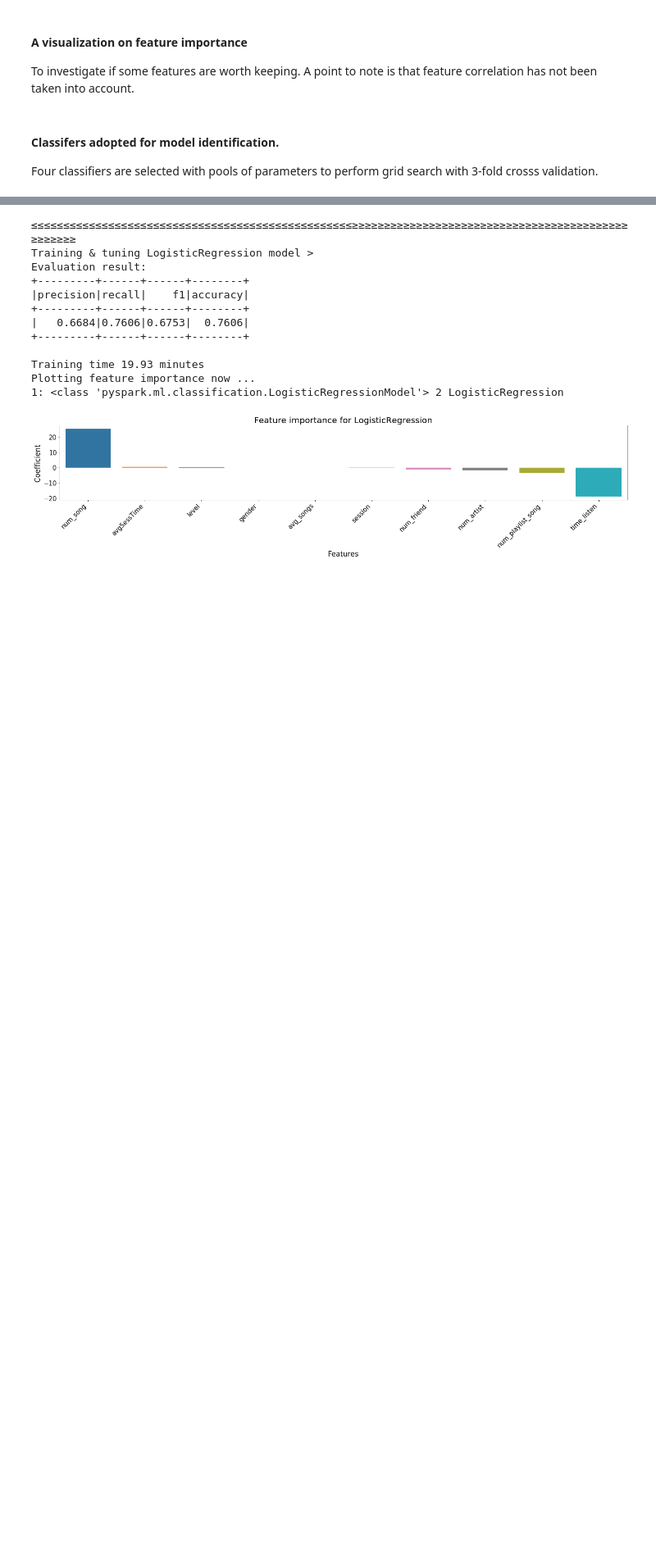
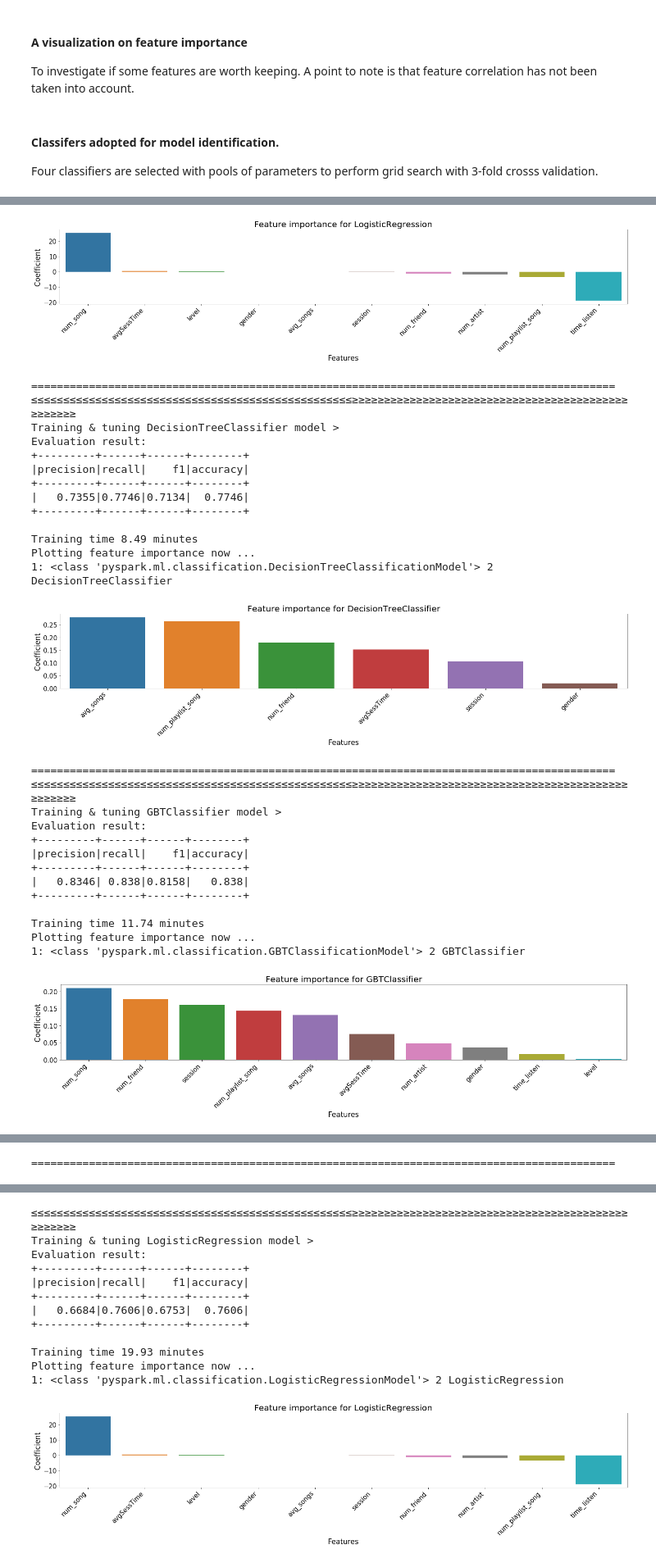
Before and after one commit to jiewwantan/Churn_prediction_Sparkify, a Jupyter notebook: Sparkify_local.ipynb, the cells around one changed output, grey strips where cells are left out. Shown at 82% size. Saved outputs shown, nothing was run; the diff lists cells and outputs as text; code cells hidden in the pictures; blank space fills up the shorter version.

```diff
--- a/Sparkify_local.ipynb
+++ b/Sparkify_local.ipynb
@@ -1072,6 +1172,13 @@ estimator_name = ['LogisticRegression', 'DecisionTreeClassifier', 'GBTClassifier
 estimator_model = [LogisticRegressionModel, DecisionTreeClassificationModel, GBTClassificationModel, RandomForestClassificationModel]
 estimators = [lr, dt, gbt, rf]
 paramGrids = [paramGrid_lr, paramGrid_dt, paramGrid_gbt, paramGrid_rf]
+# %%
+paramGrid_lr_n = ParamGridBuilder().build()
+paramGrid_dt_n = ParamGridBuilder().build()
+paramGrid_gbt_n = ParamGridBuilder().build()
+paramGrid_rf_n = ParamGridBuilder().build()
+
+paramGrids_n = [paramGrid_lr_n, paramGrid_dt_n, paramGrid_gbt_n, paramGrid_rf_n]
 # %%
 def train_model(train, estimator, paramGrid, folds=3):
     """
@@ -1086,0 +1228,20 @@ def train_model(train, estimator, paramGrid, folds=3):
+# %%
+##### Modelling classifiers
+for i, est in enumerate(estimators):
+    print("{}{}".format("≤"*50,"≥"*50))
+    start = time()
+    print("Training & tuning {} model >".format(estimator_name[i]))
+    model_n = train_model(train, est, paramGrids_n[i])
+    end = time()
+    summary_n = eval_model(model_n, test)
+    print("Evaluation result:")
+    summary_n.show()
+    end = time()
+    print('Training time {} minutes'.format(round((end - start)/60,2)))
+    print('Plotting feature importance now ...')
+    model_n.bestModel.write().overwrite().save(estimator_name[i])
+    print("1:", estimator_model[i], "2", estimator_name[i])
+    best_model_n = estimator_model[i].load(estimator_name[i])
+    plot_feature_importance(best_model_n, dataset.columns[:-1], estimator_name[i])
+    print("{}".format("="*91))
+# %% [output]
@@ -1086,0 +1260,29 @@ def train_model(train, estimator, paramGrid, folds=3):
+[figure, added]
+===========================================================================================
+≤≤≤≤≤≤≤≤≤≤≤≤≤≤≤≤≤≤≤≤≤≤≤≤≤≤≤≤≤≤≤≤≤≤≤≤≤≤≤≤≤≤≤≤≤≤≤≤≤≤≥≥≥≥≥≥≥≥≥≥≥≥≥≥≥≥≥≥≥≥≥≥≥≥≥≥≥≥≥≥≥≥≥≥≥≥≥≥≥≥≥≥≥≥≥≥≥≥≥≥
+Training & tuning DecisionTreeClassifier model >
+Evaluation result:
++---------+------+------+--------+
+|precision|recall|    f1|accuracy|
++---------+------+------+--------+
+|   0.7355|0.7746|0.7134|  0.7746|
++---------+------+------+--------+
+
+Training time 8.49 minutes
+Plotting feature importance now ...
+1: <class 'pyspark.ml.classification.DecisionTreeClassificationModel'> 2 DecisionTreeClassifier
+[figure, added]
+===========================================================================================
+≤≤≤≤≤≤≤≤≤≤≤≤≤≤≤≤≤≤≤≤≤≤≤≤≤≤≤≤≤≤≤≤≤≤≤≤≤≤≤≤≤≤≤≤≤≤≤≤≤≤≥≥≥≥≥≥≥≥≥≥≥≥≥≥≥≥≥≥≥≥≥≥≥≥≥≥≥≥≥≥≥≥≥≥≥≥≥≥≥≥≥≥≥≥≥≥≥≥≥≥
+Training & tuning GBTClassifier model >
+Evaluation result:
++---------+------+------+--------+
+|precision|recall|    f1|accuracy|
++---------+------+------+--------+
+|   0.8346| 0.838|0.8158|   0.838|
++---------+------+------+--------+
+
+Training time 11.74 minutes
+Plotting feature importance now ...
+1: <class 'pyspark.ml.classification.GBTClassificationModel'> 2 GBTClassifier
+[figure, added]
@@ -1086,0 +1303 @@ def train_model(train, estimator, paramGrid, folds=3):
+===========================================================================================
```
Also changed, not shown: parts of 23 cells of this notebook, 3 other files.
